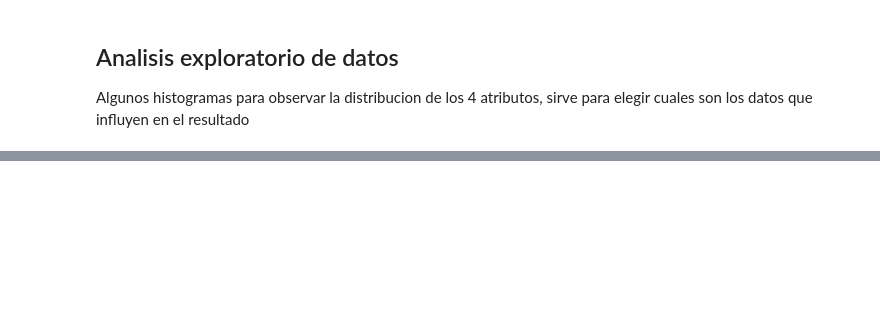
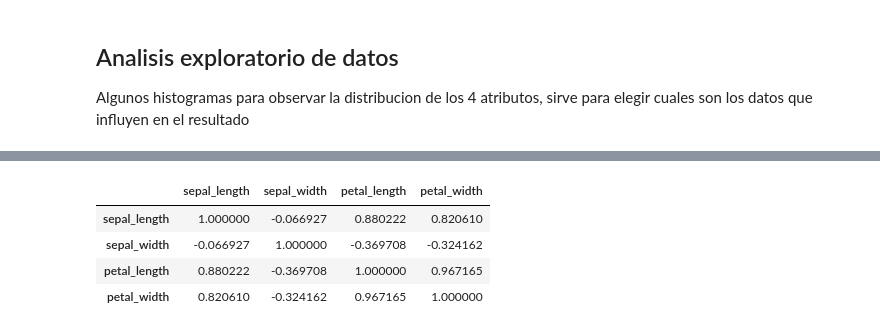
Before and after one commit to DanielSajvin/curso-inteligencia-artificial, a Jupyter notebook: Clases/06-inteligencia-artificial-python.ipynb, the cells around one changed output, grey strips where cells are left out. Cells and saved outputs as stored; diff of their text form; code cells hidden in the pictures; blank space fills up the shorter version.

```diff
--- a/Clases/06-inteligencia-artificial-python.ipynb
+++ b/Clases/06-inteligencia-artificial-python.ipynb
@@ -136,0 +142,10 @@ fig_violin.tight_layout(pad=1.0);
+# %%
+# matriz de correlacion
+corrmat = train_data.corr(numeric_only=True)
+corrmat
+# %% [output]
+|  | sepal_length | sepal_width | petal_length | petal_width |
+| sepal_length | 1.000000 | -0.066927 | 0.880222 | 0.820610 |
+| sepal_width | -0.066927 | 1.000000 | -0.369708 | -0.324162 |
+| petal_length | 0.880222 | -0.369708 | 1.000000 | 0.967165 |
+| petal_width | 0.820610 | -0.324162 | 0.967165 | 1.000000 |
```
Also changed, not shown: parts of 8 cells of this notebook, 1 other file.
